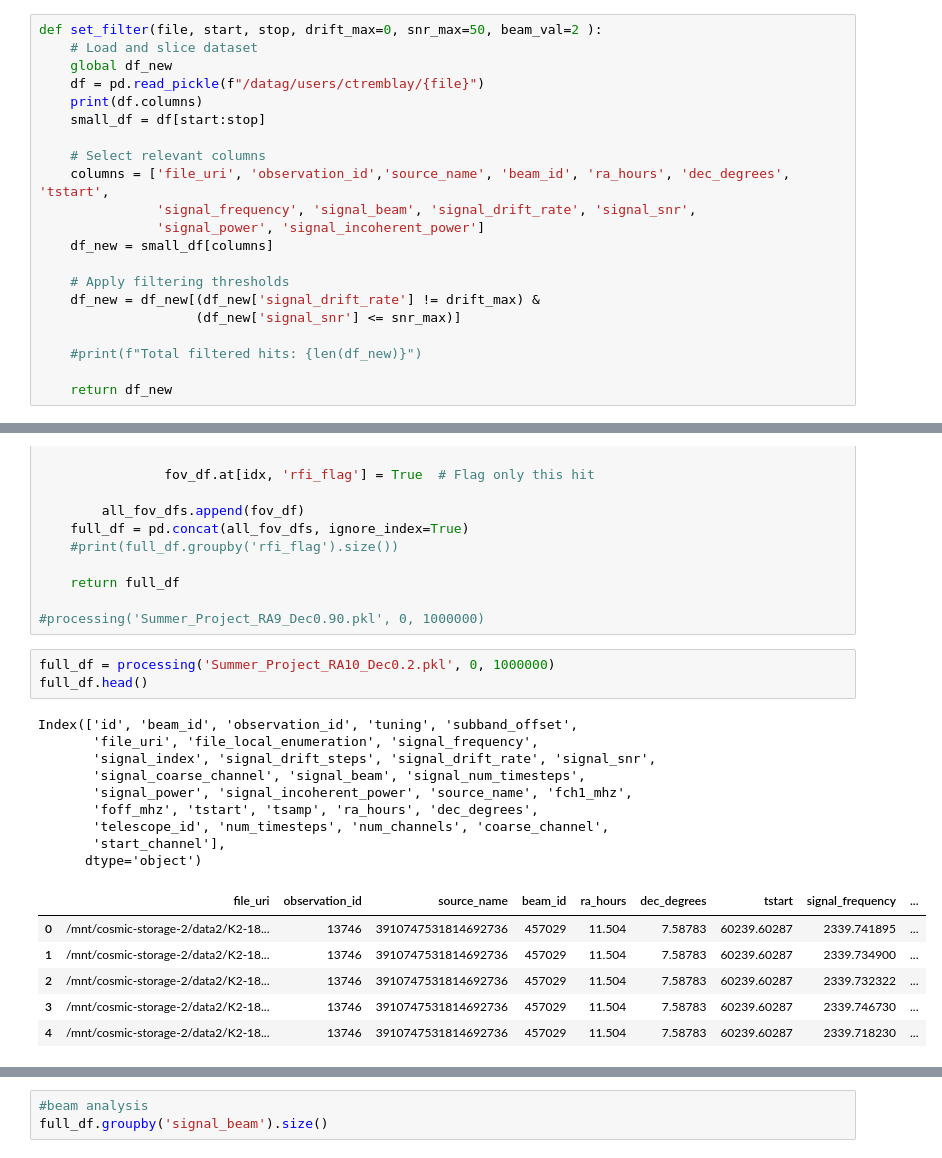
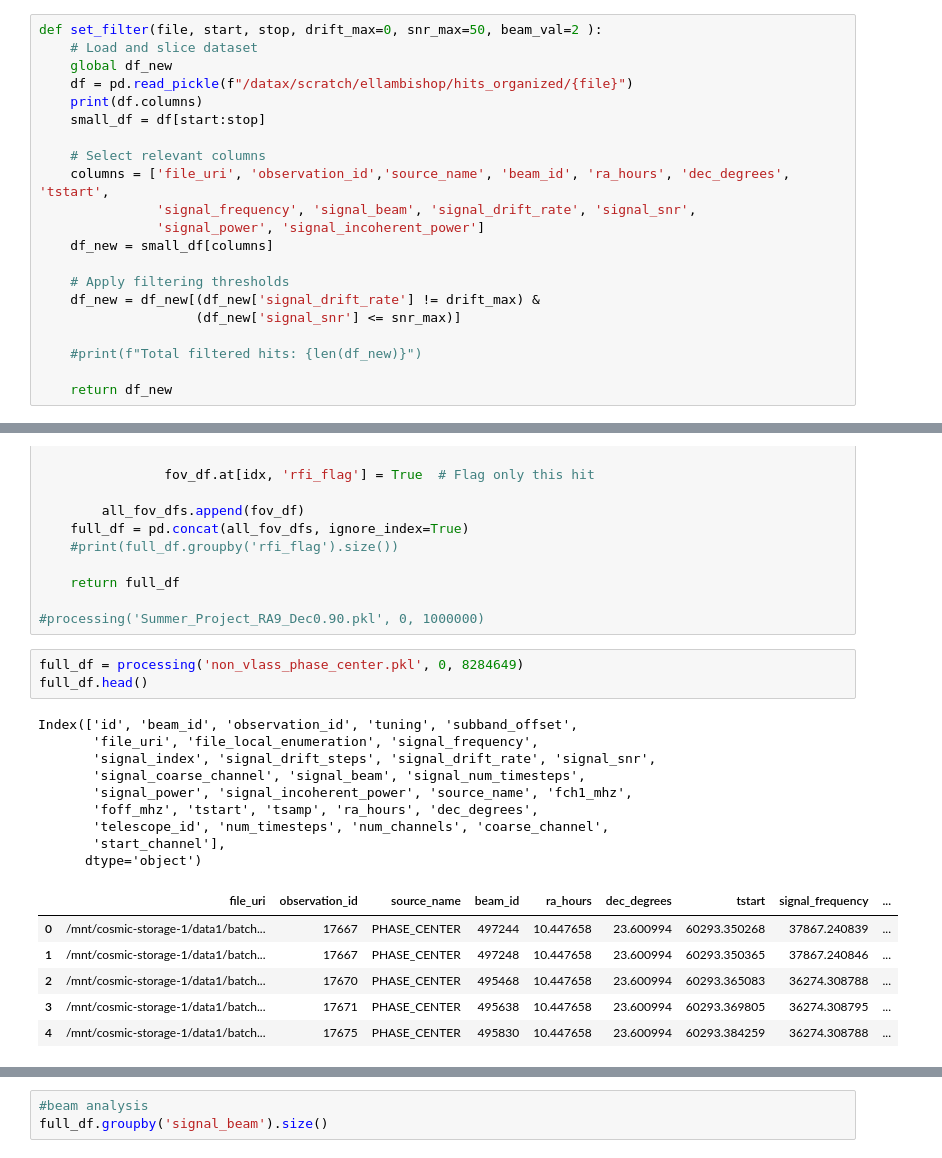
Before and after one commit to jmotamarry/cosmic-testing, a Jupyter notebook: comsic_pp.ipynb, the cells around one changed output, grey strips where cells are left out. Saved outputs shown, nothing was run; the diff lists cells and outputs as text.

```diff
--- a/comsic_pp.ipynb
+++ b/comsic_pp.ipynb
@@ -12,7 +12,7 @@ import csv
 def set_filter(file, start, stop, drift_max=0, snr_max=50, beam_val=2 ):
     # Load and slice dataset
     global df_new
-    df = pd.read_pickle(f"/datag/users/ctremblay/{file}")
+    df = pd.read_pickle(f"/datax/scratch/ellambishop/hits_organized/{file}")
     print(df.columns)
     small_df = df[start:stop]
 
@@ -71,24 +71,24 @@ def processing(file, start, stop):
 
 #processing('Summer_Project_RA9_Dec0.90.pkl', 0, 1000000)
 # %%
-full_df = processing('Summer_Project_RA10_Dec0.2.pkl', 0, 1000000)
+full_df = processing('non_vlass_phase_center.pkl', 0, 8284649)
 full_df.head()
 # %% [output]
 Index(['id', 'beam_id', 'observation_id', 'tuning', 'subband_offset',
        'file_uri', 'file_local_enumeration', 'signal_frequency',
        'signal_index', 'signal_drift_steps', 'signal_drift_rate', 'signal_snr',
        'signal_coarse_channel', 'signal_beam', 'signal_num_timesteps',
        'signal_power', 'signal_incoherent_power', 'source_name', 'fch1_mhz',
        'foff_mhz', 'tstart', 'tsamp', 'ra_hours', 'dec_degrees',
        'telescope_id', 'num_timesteps', 'num_channels', 'coarse_channel',
        'start_channel'],
       dtype='object')
 |  | file_uri | observation_id | source_name | beam_id | ra_hours | dec_degrees | tstart | signal_frequency | ... |
-| 0 | /mnt/cosmic-storage-2/data2/K2-18... | 13746 | 3910747531814692736 | 457029 | 11.504 | 7.58783 | 60239.60287 | 2339.741895 | ... |
-| 1 | /mnt/cosmic-storage-2/data2/K2-18... | 13746 | 3910747531814692736 | 457029 | 11.504 | 7.58783 | 60239.60287 | 2339.734900 | ... |
-| 2 | /mnt/cosmic-storage-2/data2/K2-18... | 13746 | 3910747531814692736 | 457029 | 11.504 | 7.58783 | 60239.60287 | 2339.732322 | ... |
-| 3 | /mnt/cosmic-storage-2/data2/K2-18... | 13746 | 3910747531814692736 | 457029 | 11.504 | 7.58783 | 60239.60287 | 2339.746730 | ... |
-| 4 | /mnt/cosmic-storage-2/data2/K2-18... | 13746 | 3910747531814692736 | 457029 | 11.504 | 7.58783 | 60239.60287 | 2339.718230 | ... |
+| 0 | /mnt/cosmic-storage-1/data1/batch... | 17667 | PHASE_CENTER | 497244 | 10.447658 | 23.600994 | 60293.350268 | 37867.240839 | ... |
+| 1 | /mnt/cosmic-storage-1/data1/batch... | 17667 | PHASE_CENTER | 497248 | 10.447658 | 23.600994 | 60293.350365 | 37867.240846 | ... |
+| 2 | /mnt/cosmic-storage-1/data1/batch... | 17670 | PHASE_CENTER | 495468 | 10.447658 | 23.600994 | 60293.365083 | 36274.308788 | ... |
+| 3 | /mnt/cosmic-storage-1/data1/batch... | 17671 | PHASE_CENTER | 495638 | 10.447658 | 23.600994 | 60293.369805 | 36274.308795 | ... |
+| 4 | /mnt/cosmic-storage-1/data1/batch... | 17675 | PHASE_CENTER | 495830 | 10.447658 | 23.600994 | 60293.384259 | 36274.308788 | ... |
 # %%
 # signal density/ timevs freq
 rfi_only = full_df[full_df['rfi_flag']==True]
```
Also changed, not shown: parts of 4 cells of this notebook, 3 other files.
